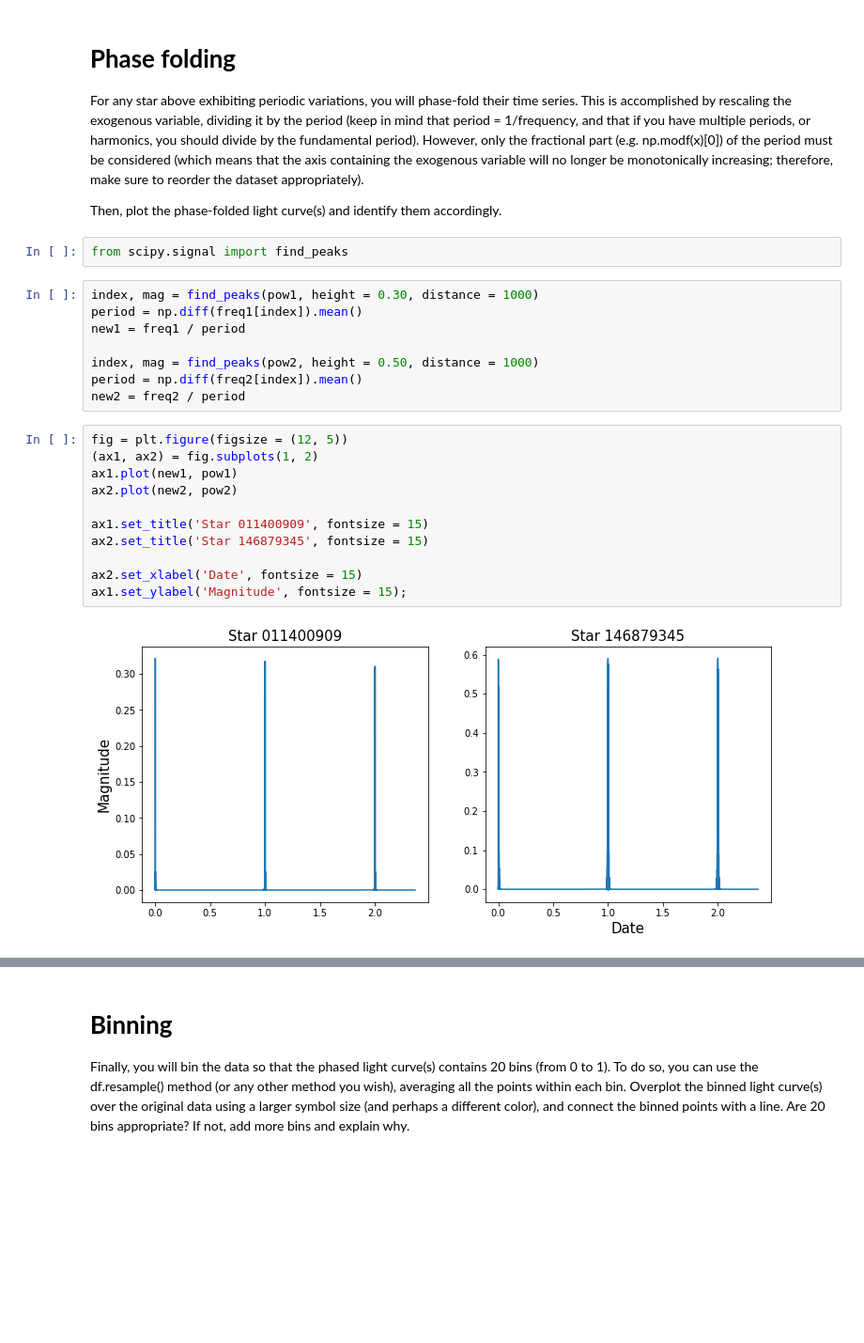
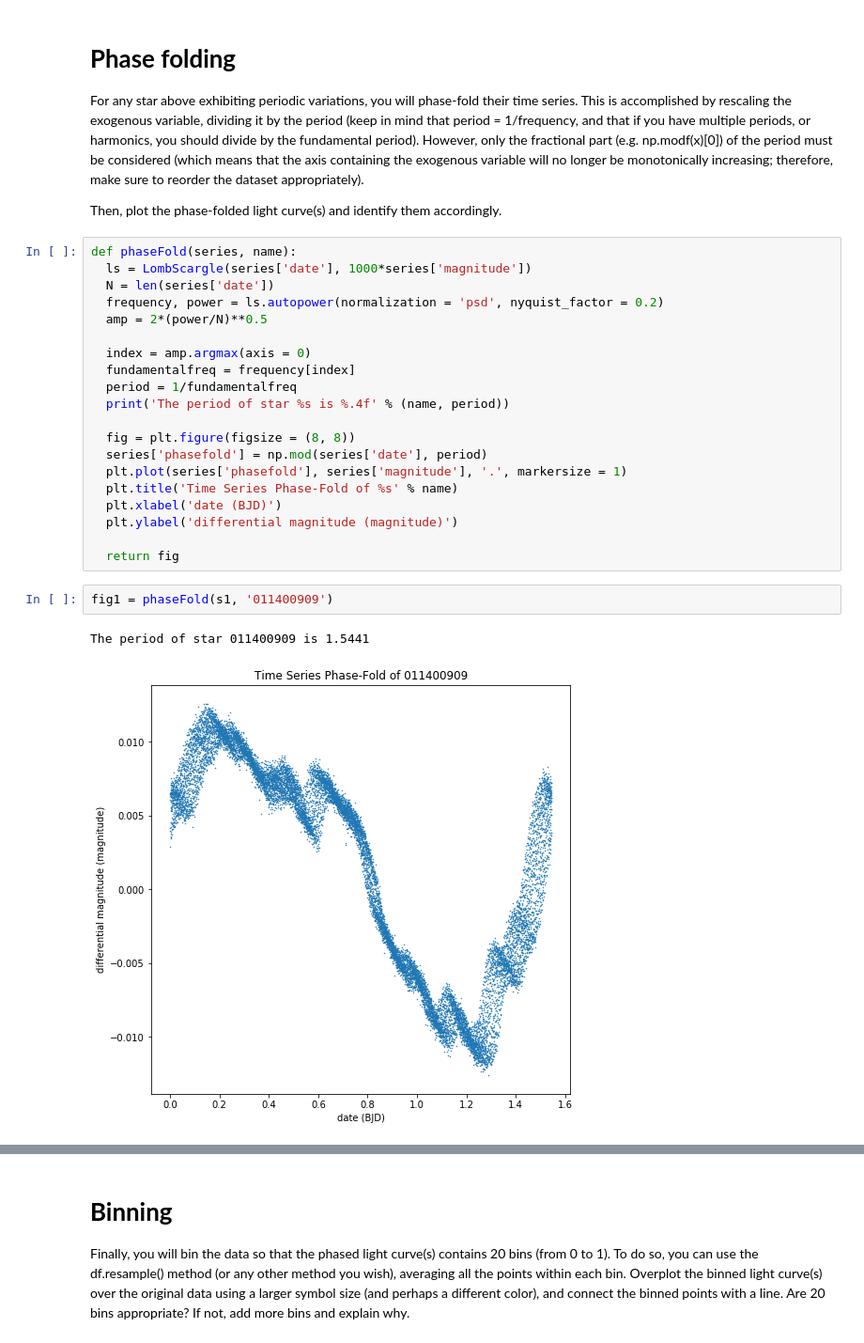
Before and after one commit to DesiPilla/DSPS_dPilla, a Jupyter notebook: HW11/TESSlightcurves.ipynb, the cells around one changed output, grey strips where cells are left out. Shown at 94% size. Drawn from its saved outputs; the diff is of its cells as text; blank space fills up the shorter version.

```diff
--- a/HW11/TESSlightcurves.ipynb
+++ b/HW11/TESSlightcurves.ipynb
@@ -103,26 +125,28 @@ No assumptions of Star 277023834's periodicity can really be made. There are two
 For any star above exhibiting periodic variations, you will phase-fold their time series. This is accomplished by rescaling the exogenous variable, dividing it by the period (keep in mind that period = 1/frequency, and that if you have multiple periods, or harmonics, you should divide by the fundamental period). However, only the fractional part (e.g. np.modf(x)[0]) of the period must be considered (which means that the axis containing the exogenous variable will no longer be monotonically increasing; therefore, make sure to reorder the dataset appropriately).
 
 Then, plot the phase-folded light curve(s) and identify them accordingly.
-# %%
-from scipy.signal import find_peaks
-# %%
-index, mag = find_peaks(pow1, height = 0.30, distance = 1000)
-period = np.diff(freq1[index]).mean()
-new1 = freq1 / period
-
-index, mag = find_peaks(pow2, height = 0.50, distance = 1000)
-period = np.diff(freq2[index]).mean()
-new2 = freq2 / period
-# %%
-fig = plt.figure(figsize = (12, 5))
-(ax1, ax2) = fig.subplots(1, 2)
-ax1.plot(new1, pow1)
-ax2.plot(new2, pow2)
-
-ax1.set_title('Star 011400909', fontsize = 15)
-ax2.set_title('Star 146879345', fontsize = 15)
-
-ax2.set_xlabel('Date', fontsize = 15)
-ax1.set_ylabel('Magnitude', fontsize = 15);
-# %% [output]
-[figure, removed]
+# %%
+def phaseFold(series, name):
+  ls = LombScargle(series['date'], 1000*series['magnitude'])
+  N = len(series['date'])
+  frequency, power = ls.autopower(normalization = 'psd', nyquist_factor = 0.2)
+  amp = 2*(power/N)**0.5
+
+  index = amp.argmax(axis = 0)
+  fundamentalfreq = frequency[index]
+  period = 1/fundamentalfreq
+  print('The period of star %s is %.4f' % (name, period))
+
+  fig = plt.figure(figsize = (8, 8))
+  series['phasefold'] = np.mod(series['date'], period)
+  plt.plot(series['phasefold'], series['magnitude'], '.', markersize = 1)
+  plt.title('Time Series Phase-Fold of %s' % name)
+  plt.xlabel('date (BJD)')
+  plt.ylabel('differential magnitude (magnitude)')
+
+  return fig
+# %%
+fig1 = phaseFold(s1, '011400909')
+# %% [output]
+The period of star 011400909 is 1.5441
+[figure, added]
```
Also changed, not shown: parts of 21 cells of this notebook.
